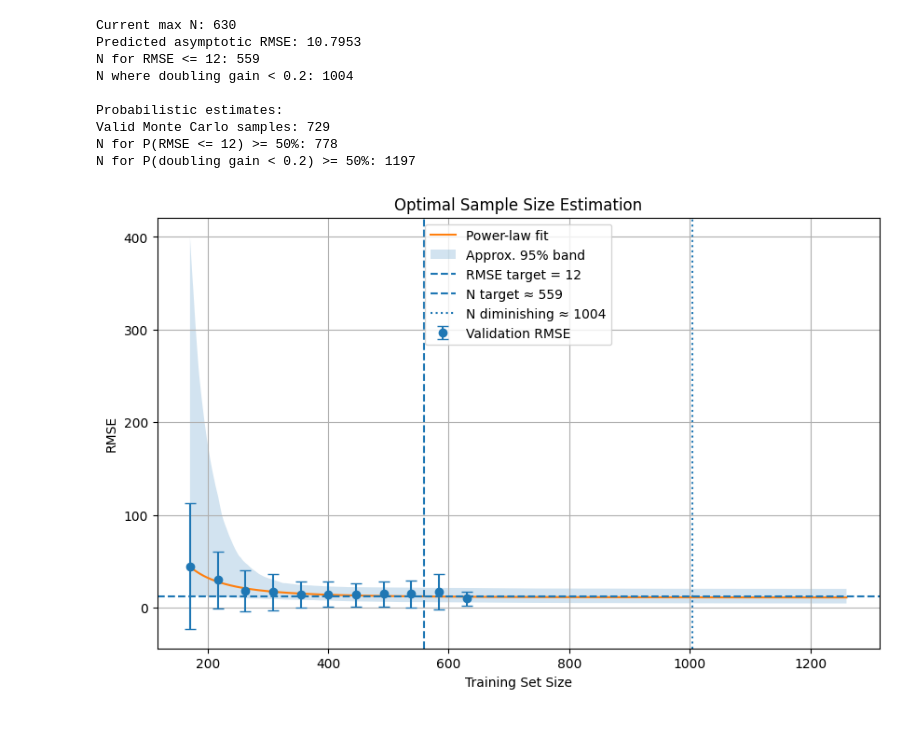
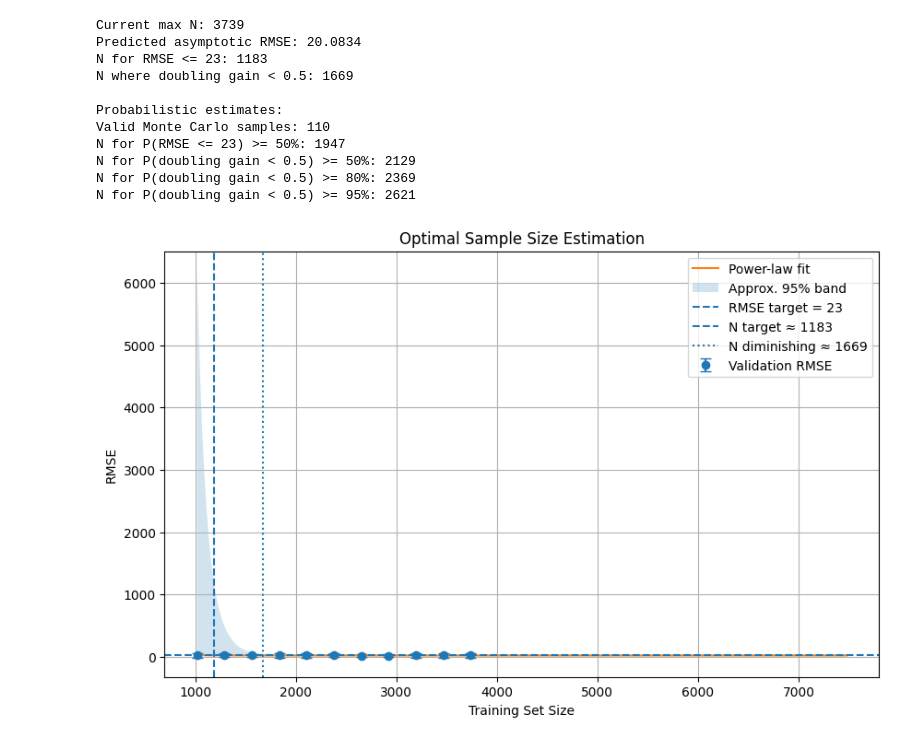
Before and after one commit to nixonsd/system-technologies-2026, a Jupyter notebook: system_technologies.ipynb, the cells around one changed output. Drawn from its saved outputs; the diff is of its cells as text; code cells hidden in the pictures.

```diff
--- a/system_technologies.ipynb
+++ b/system_technologies.ipynb
@@ -113,7 +114,7 @@ plt.show()
 # %%
 df_enhanced = df[numeric_cols].copy()
 
-for col in ["SensorValueRAW", "Volume", "Area"]:
+for col in ["SensorValueRAW", "Volume", "Area", "KT10valueMax"]:
     if col in df_enhanced.columns:
         df_enhanced[f"{col}_log"] = np.log1p(df_enhanced[col].clip(lower=0))
 
@@ -138,19 +139,20 @@ class LogFeaturesTransformer(BaseEstimator, TransformerMixin):
             X[col] = np.log1p(X[col].clip(lower=0))
         return X
 # %%
-{'max_iter': 494, 'max_depth': 5, 'min_samples_leaf': 13, 'learning_rate': 0.14115471245558034, 'l2_regularization': 0.21303391226928223, 'max_leaf_nodes': 91}
+{'n_estimators': 360, 'max_depth': 3, 'learning_rate': 0.04073039961405346, 'subsample': 0.632909524134802, 'colsample_bytree': 0.637667872512038, 'reg_alpha': 0.7809845080595778, 'reg_lambda': 2.9309752684443855}
 
 pipeline = Pipeline([
     ("imputer", SimpleImputer(strategy="mean")),
     ("model", TransformedTargetRegressor(
-        regressor=HistGradientBoostingRegressor(
+        regressor=XGBRegressor(
             random_state=42,
-            max_iter=494,
-            max_depth=5,
-            min_samples_leaf=13,
-            learning_rate= 0.14115471245558034,
-            l2_regularization=0.21303391226928223,
-            max_leaf_nodes=91,
+            n_estimators=360,
+            max_depth=3,
+            learning_rate=0.04073039961405346,
+            subsample=0.632909524134802,
+            colsample_bytree=0.637667872512038,
+            reg_alpha=0.7809845080595778,
+            reg_lambda=2.9309752684443855
         ),
         func=np.log1p,
         inverse_func=np.expm1
@@ -230,7 +232,7 @@ plt.plot(train_sizes_abs, val_mean, marker="o", label="Validation RMSE")
 
 plt.xlabel("Training Set Size")
 plt.ylabel("RMSE")
-plt.title("Learning Curve (HistGradientBoosting)")
+plt.title("Learning Curve (XGBoost)")
 plt.legend()
 plt.grid(True)
 plt.show()
@@ -419,7 +427,7 @@ cond(pcov)       = 1.2541e+02
 # %%
-rmse_target = 12
-delta = 0.2
-n_mc = 3000
+rmse_target = 23
+delta = 0.5
+n_mc = 4100
 
 grid = np.linspace(n.min(), 2 * n.max(), 5000)
 pred_rmse = f(grid, a, b, c)
@@ -504,38 +512,40 @@ if len(samples):
 
     if n_target is not None:
         plt.axvline(n_target, linestyle="--", label=f"N target ≈ {n_target:.0f}")
     if n_diminishing is not None:
         plt.axvline(n_diminishing, linestyle=":", label=f"N diminishing ≈ {n_diminishing:.0f}")
 
     plt.xlabel("Training Set Size")
     plt.ylabel("RMSE")
     plt.title("Optimal Sample Size Estimation")
     plt.legend()
     plt.grid(True)
     plt.show()
 
     plt.figure(figsize=(10, 6))
     plt.plot(grid, prob_target, label=f"P(RMSE <= {rmse_target})")
     plt.plot(grid, prob_diminishing, label=f"P(doubling gain < {delta})")
     plt.axhline(0.50, linestyle="--", label="50%")
     plt.axhline(0.80, linestyle="--", label="80%")
     plt.axhline(0.95, linestyle="--", label="95%")
     plt.xlabel("Training Set Size")
     plt.ylabel("Probability")
     plt.title("Probabilistic Sample Size Estimates")
     plt.legend()
     plt.grid(True)
     plt.show()
 else:
     print("No valid Monte Carlo samples after bounds filtering.")
 # %% [output]
-Current max N: 630
-Predicted asymptotic RMSE: 10.7953
-N for RMSE <= 12: 559
-N where doubling gain < 0.2: 1004
+Current max N: 3739
+Predicted asymptotic RMSE: 20.0834
+N for RMSE <= 23: 1183
+N where doubling gain < 0.5: 1669
 
 Probabilistic estimates:
-Valid Monte Carlo samples: 729
-N for P(RMSE <= 12) >= 50%: 778
-N for P(doubling gain < 0.2) >= 50%: 1197
+Valid Monte Carlo samples: 110
+N for P(RMSE <= 23) >= 50%: 1947
+N for P(doubling gain < 0.5) >= 50%: 2129
+N for P(doubling gain < 0.5) >= 80%: 2369
+N for P(doubling gain < 0.5) >= 95%: 2621
-[figure, old version]
+[figure, new version]
```
Also changed, not shown: parts of 11 cells of this notebook, 1 other file.
